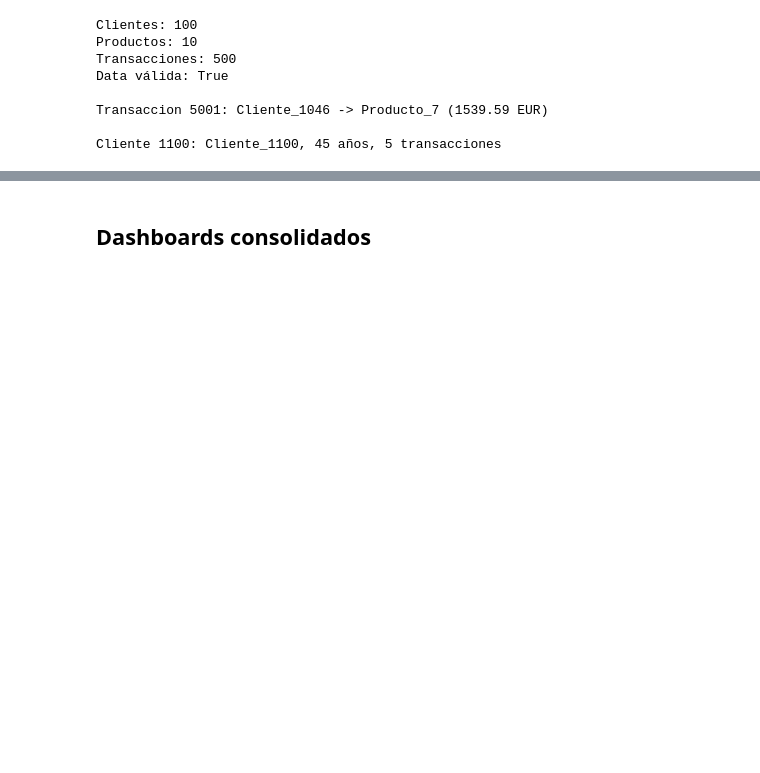
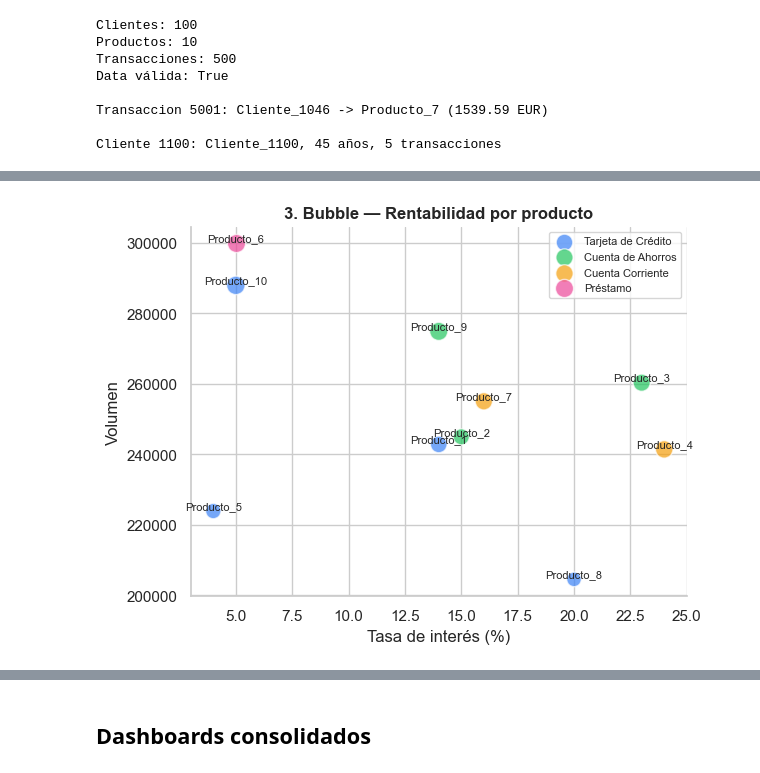
Before and after one commit to FranJCastilloC/Prueba-Tecnica-Popular, a Jupyter notebook: ide.ipynb, the cells around one changed output, grey strips where cells are left out. Drawn from its saved outputs; the diff is of its cells as text; code cells hidden in the pictures; blank space fills up the shorter version.

```diff
--- a/ide.ipynb
+++ b/ide.ipynb
@@ -95,0 +124,5 @@ Análisis de transacciones financieras. Cada gráfico responde una pregunta conc
+# %%
+grafico_3_bubble_productos(datos["producto_agg"])
+plt.show()
+# %% [output]
+[figure, added]
```
Also changed, not shown: parts of 25 cells of this notebook.
